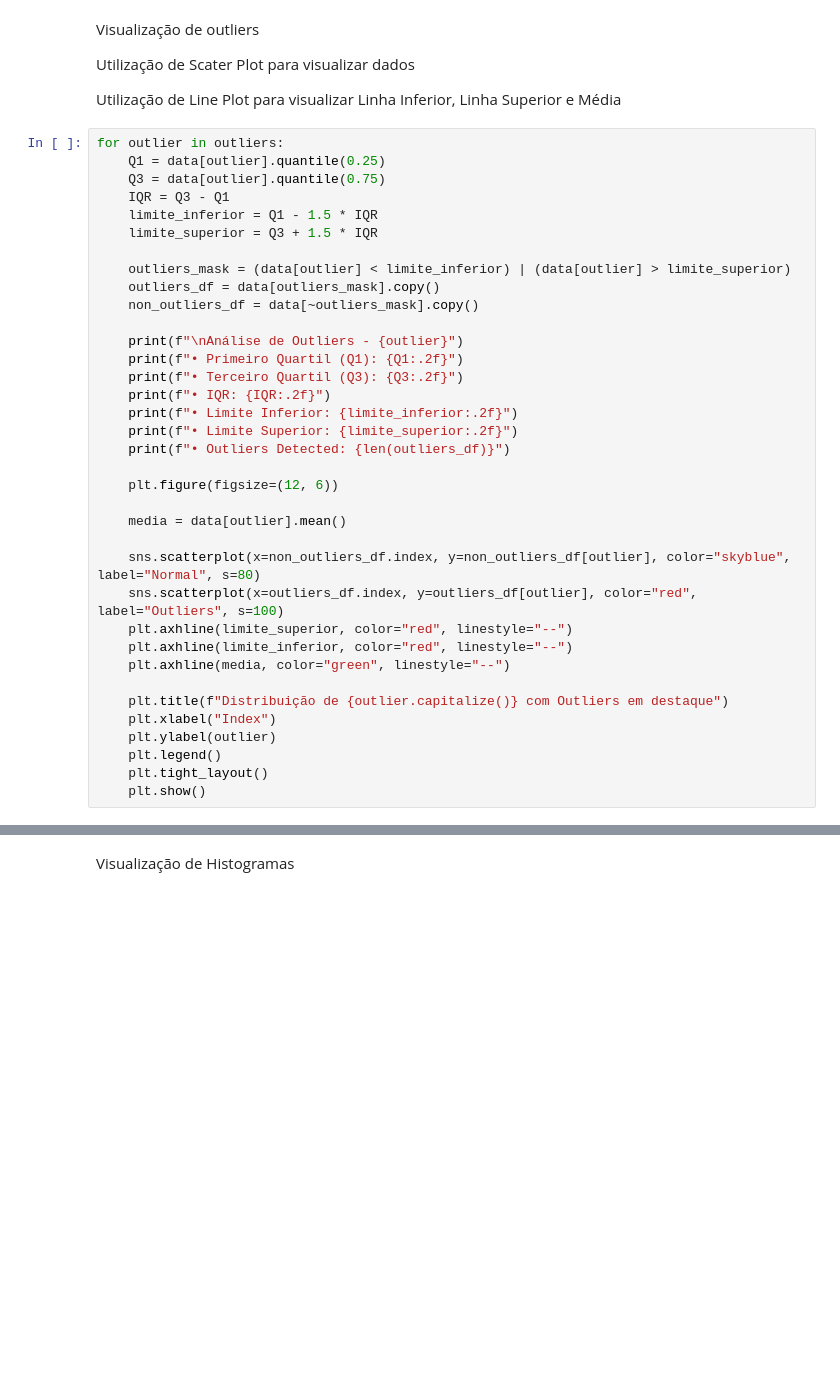
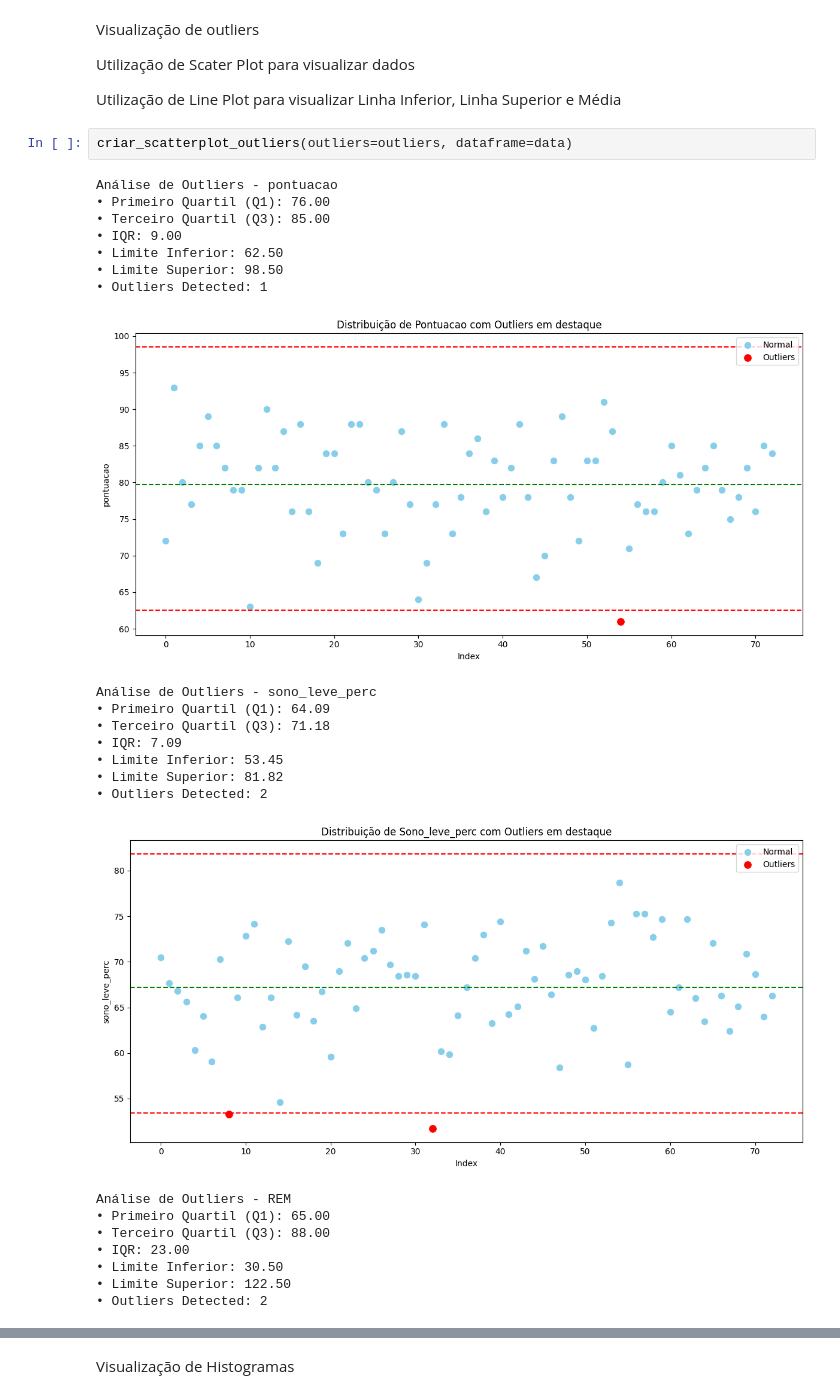
Before and after one commit to kylesonev/sleep_analysis, a Jupyter notebook: notebook/02_eda.ipynb, the cells around one changed output, grey strips where cells are left out. Drawn from its saved outputs; the diff is of its cells as text; blank space fills up the shorter version.

```diff
--- a/notebook/02_eda.ipynb
+++ b/notebook/02_eda.ipynb
@@ -57,38 +57,28 @@ Utilização de Scater Plot para visualizar dados
 
 Utilização de Line Plot para visualizar Linha Inferior, Linha Superior e Média
 # %%
-for outlier in outliers:
-    Q1 = data[outlier].quantile(0.25)
-    Q3 = data[outlier].quantile(0.75)
-    IQR = Q3 - Q1
-    limite_inferior = Q1 - 1.5 * IQR
-    limite_superior = Q3 + 1.5 * IQR
-
-    outliers_mask = (data[outlier] < limite_inferior) | (data[outlier] > limite_superior)
-    outliers_df = data[outliers_mask].copy()
-    non_outliers_df = data[~outliers_mask].copy()
-
-    print(f"\nAnálise de Outliers - {outlier}")
-    print(f"• Primeiro Quartil (Q1): {Q1:.2f}")
-    print(f"• Terceiro Quartil (Q3): {Q3:.2f}")
-    print(f"• IQR: {IQR:.2f}")
-    print(f"• Limite Inferior: {limite_inferior:.2f}")
-    print(f"• Limite Superior: {limite_superior:.2f}")
-    print(f"• Outliers Detected: {len(outliers_df)}")
-
-    plt.figure(figsize=(12, 6))
-
-    media = data[outlier].mean()
-
-    sns.scatterplot(x=non_outliers_df.index, y=non_outliers_df[outlier], color="skyblue", label="Normal", s=80)
-    sns.scatterplot(x=outliers_df.index, y=outliers_df[outlier], color="red", label="Outliers", s=100)
-    plt.axhline(limite_superior, color="red", linestyle="--")
-    plt.axhline(limite_inferior, color="red", linestyle="--")
-    plt.axhline(media, color="green", linestyle="--")
-
-    plt.title(f"Distribuição de {outlier.capitalize()} com Outliers em destaque")
-    plt.xlabel("Index")
-    plt.ylabel(outlier)
-    plt.legend()
-    plt.tight_layout()
-    plt.show()
+criar_scatterplot_outliers(outliers=outliers, dataframe=data)
+# %% [output]
+Análise de Outliers - pontuacao
+• Primeiro Quartil (Q1): 76.00
+• Terceiro Quartil (Q3): 85.00
+• IQR: 9.00
+• Limite Inferior: 62.50
+• Limite Superior: 98.50
+• Outliers Detected: 1
+[figure, added]
+Análise de Outliers - sono_leve_perc
+• Primeiro Quartil (Q1): 64.09
+• Terceiro Quartil (Q3): 71.18
+• IQR: 7.09
+• Limite Inferior: 53.45
+• Limite Superior: 81.82
+• Outliers Detected: 2
+[figure, added]
+Análise de Outliers - REM
+• Primeiro Quartil (Q1): 65.00
+• Terceiro Quartil (Q3): 88.00
+• IQR: 23.00
+• Limite Inferior: 30.50
+• Limite Superior: 122.50
+• Outliers Detected: 2
```
Also changed, not shown: parts of 28 cells of this notebook, 1 other file.
